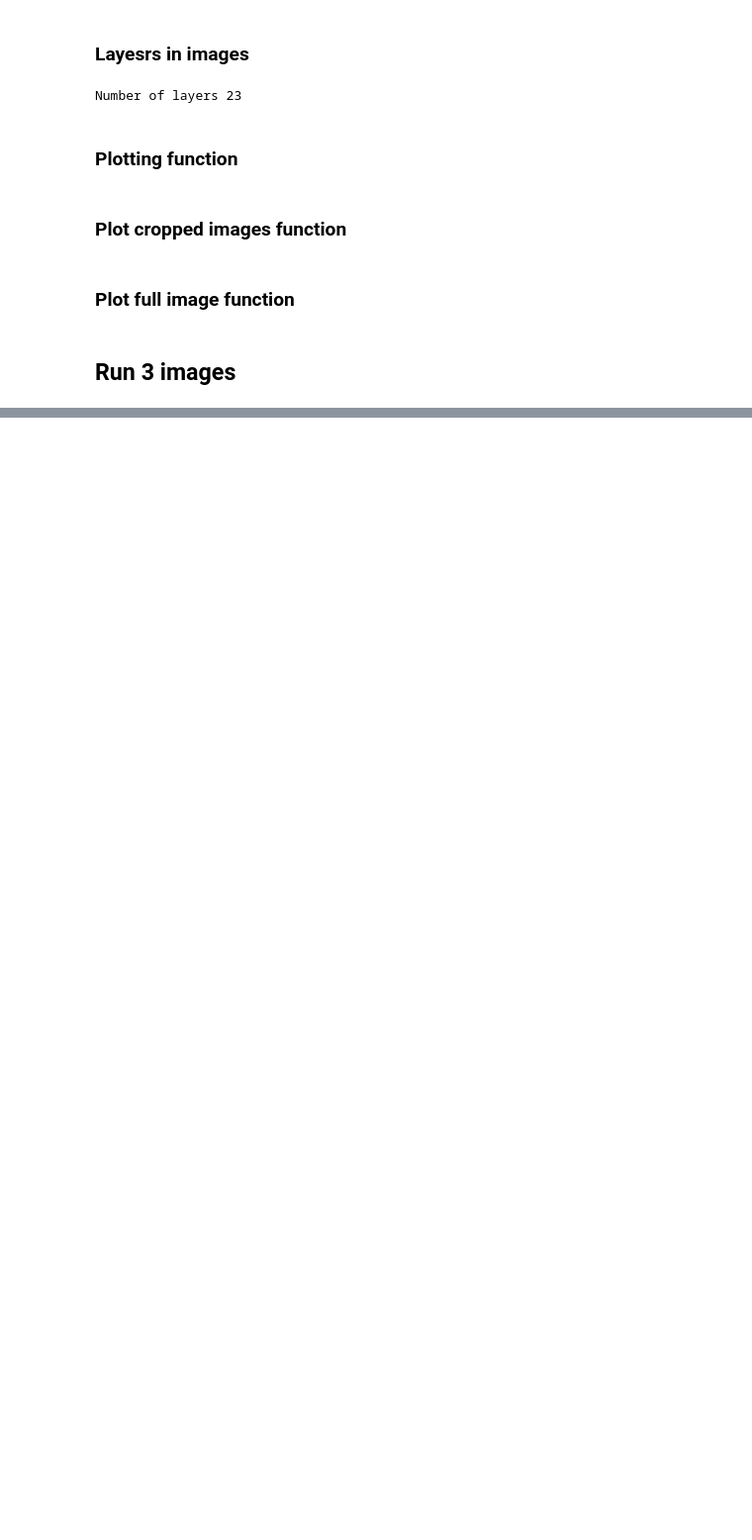
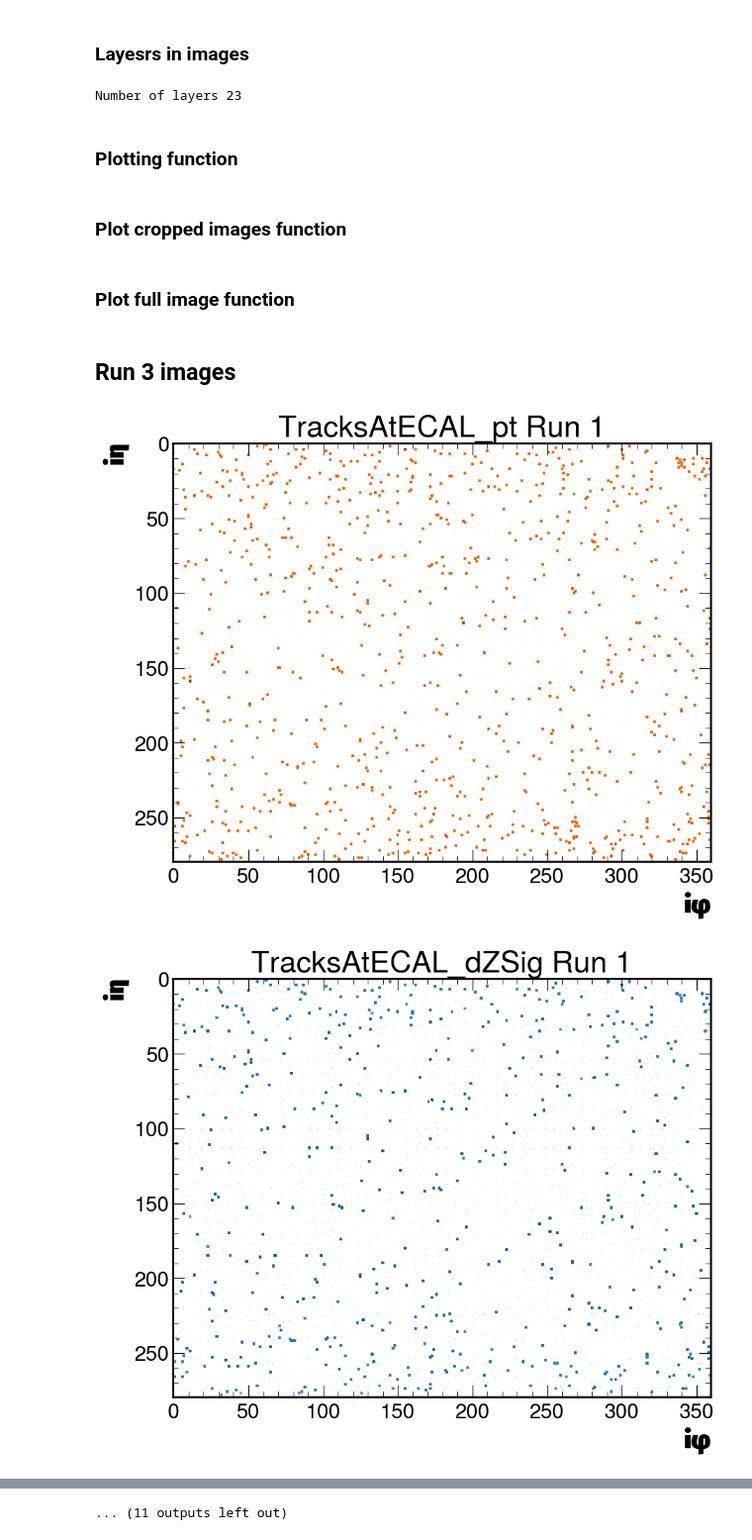
Before and after one commit to bhbam/H_AA_CLuster_jupyter_notebooks, a Jupyter notebook: Run_3_IMG_from_root_Ntuples_using_uproot.ipynb, the cells around one changed output, grey strips where cells are left out. Shown at 99% size. Drawn from its saved outputs; the diff is of its cells as text; code cells hidden in the pictures; blank space fills up the shorter version.

```diff
--- a/Run_3_IMG_from_root_Ntuples_using_uproot.ipynb
+++ b/Run_3_IMG_from_root_Ntuples_using_uproot.ipynb
@@ -99,13 +99,13 @@ def plotJet_single_layer(img, eve, run):
     #     os.makedirs(out_dir)
     for k in range(len(img)):
 
-        color = ['Oranges','Blues','Greys','Greens', 'Blues', 'Purples','pink']
-        if k<7:
+        color = ['Oranges','Blues','Greys','Greens', 'Blues']
+        if k<5:
             color_selected = color[k]
         else:
             color_selected = color[2]
 
-        if maxs[k]  > 0 : plt.imshow(img[k], cmap=f'{color_selected}', norm=LogNorm(vmin=mins[0], vmax=maxs[0]),  alpha=0.9)
+        if maxs[k]  > 0 : plt.imshow(img[k], cmap=f'{color_selected}', norm=LogNorm(vmin=mins[k], vmax=maxs[k]),  alpha=0.9)
         plt.title(f"{layers[k]} Run {run}")
         plt.xlabel(r"$\mathrm{i\varphi}$") #28, 30
         plt.ylabel(r"$\mathrm{i\eta}$") #28, 30
@@ -302,4 +302,7 @@ branches = RHTree.arrays()
 # for i in [4,7]:
 #     make_img_eve_cropped(i, 3)
 # %%
- # make_img_all_layers_full(4, 3)
+ make_img_all_layers_full(0, 1)
+# %% [output]
+[figure, added]
+[figure, added]
@@ -306,2 +319,3 @@ branches = RHTree.arrays()
+... (11 outputs left out)
 # %%
  # make_img_all_layers_cropped(4, 3)
```
Also changed, not shown: parts of 5 cells of this notebook, 3 other files.
